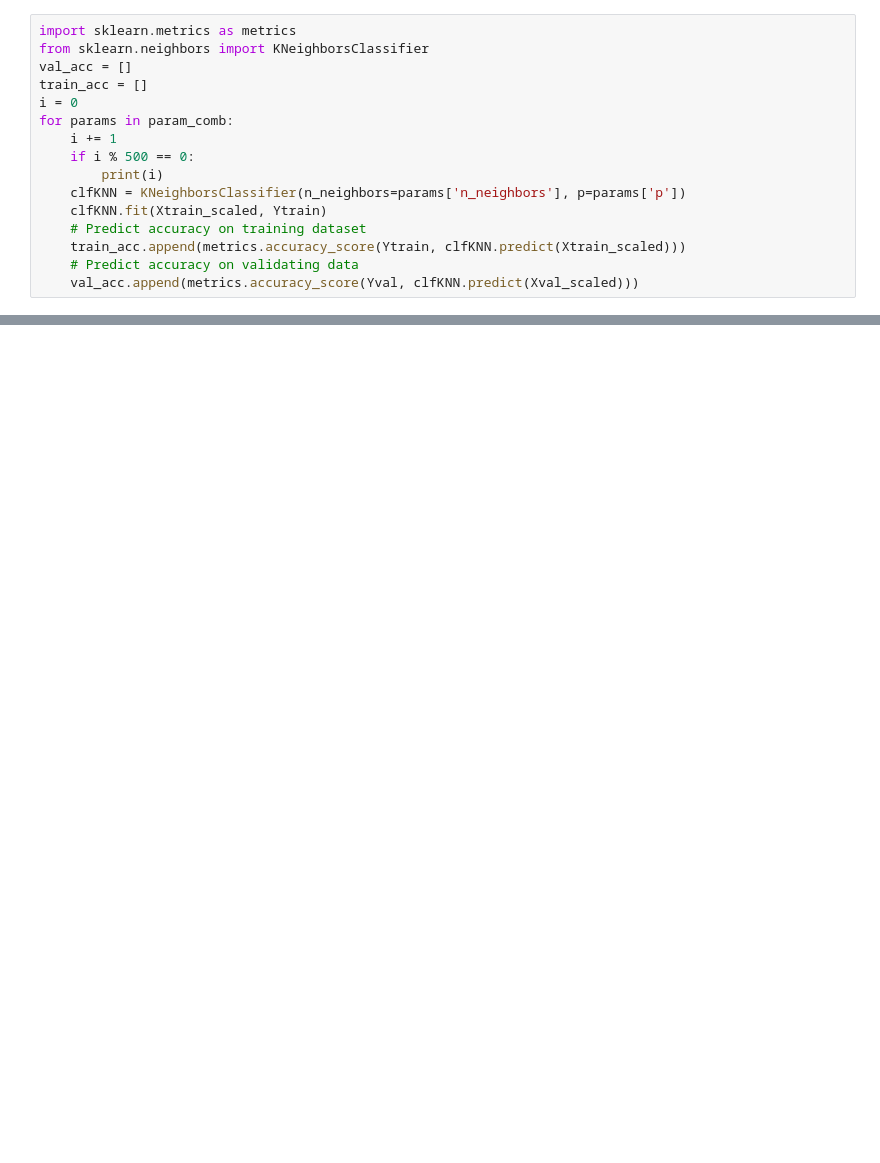
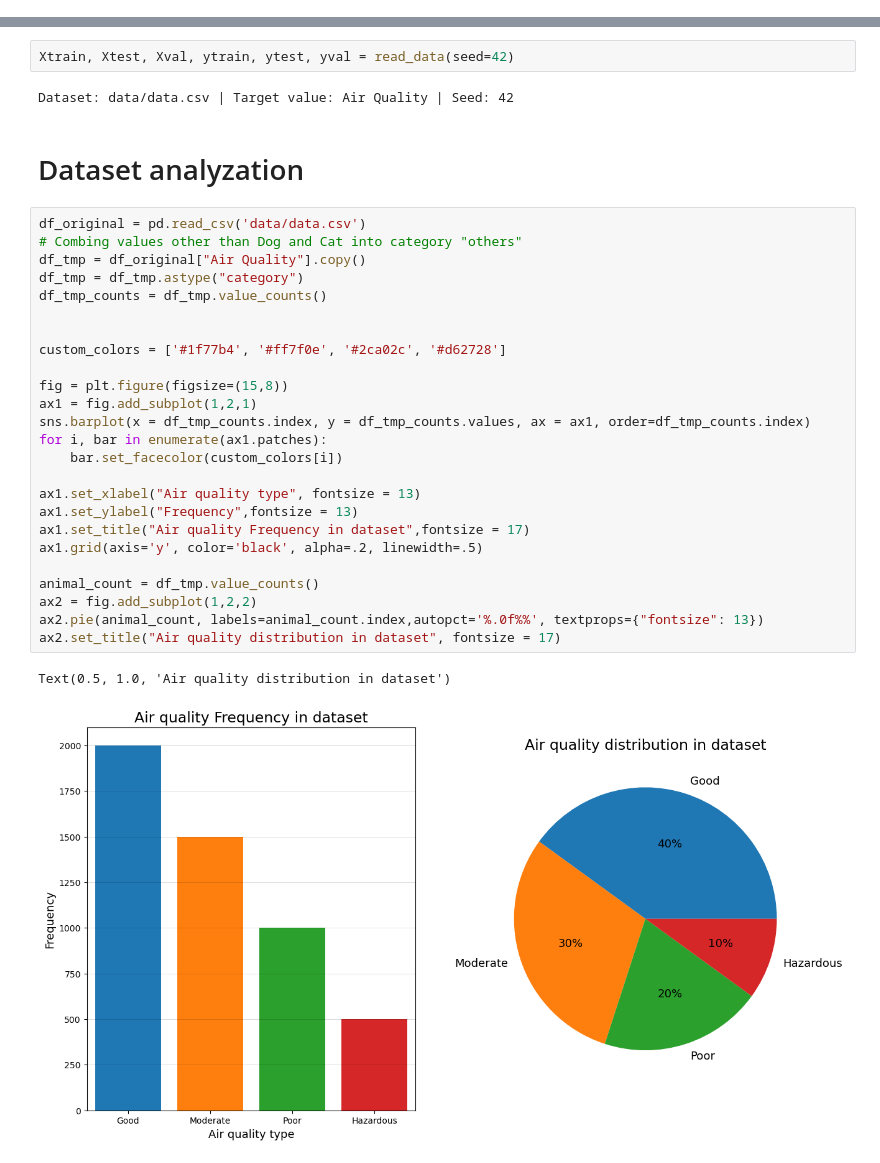
Before and after one commit to Ondralol/k-nearest-neighbours-article, a Jupyter notebook: main.ipynb, the cells around one changed output, grey strips where cells are left out. Saved outputs shown, nothing was run; the diff lists cells and outputs as text; blank space fills up the shorter version.

```diff
--- a/main.ipynb
+++ b/main.ipynb
@@ -97,16 +0,0 @@ Xval_scaled = pd.DataFrame(scaler.transform(Xval), index=Xval.index, columns=Xva
-# %%
-import sklearn.metrics as metrics
-from sklearn.neighbors import KNeighborsClassifier
-val_acc = []
-train_acc = []
-i = 0
-for params in param_comb:
-    i += 1
-    if i % 500 == 0:
-        print(i)
-    clfKNN = KNeighborsClassifier(n_neighbors=params['n_neighbors'], p=params['p'])
-    clfKNN.fit(Xtrain_scaled, Ytrain)
-    # Predict accuracy on training dataset
-    train_acc.append(metrics.accuracy_score(Ytrain, clfKNN.predict(Xtrain_scaled)))
-    # Predict accuracy on validating data
-    val_acc.append(metrics.accuracy_score(Yval, clfKNN.predict(Xval_scaled)))
@@ -178,0 +108,34 @@ flowchart LR
+# %%
+Xtrain, Xtest, Xval, ytrain, ytest, yval = read_data(seed=42)
+# %% [output]
+Dataset: data/data.csv | Target value: Air Quality | Seed: 42
+# %% [markdown]
+# Dataset analyzation
+# %%
+df_original = pd.read_csv('data/data.csv')
+# Combing values other than Dog and Cat into category "others"
+df_tmp = df_original["Air Quality"].copy()
+df_tmp = df_tmp.astype("category")
+df_tmp_counts = df_tmp.value_counts()
+
+
+custom_colors = ['#1f77b4', '#ff7f0e', '#2ca02c', '#d62728']
+
+fig = plt.figure(figsize=(15,8))
+ax1 = fig.add_subplot(1,2,1)
+sns.barplot(x = df_tmp_counts.index, y = df_tmp_counts.values, ax = ax1, order=df_tmp_counts.index)
+for i, bar in enumerate(ax1.patches):
+    bar.set_facecolor(custom_colors[i])
+
+ax1.set_xlabel("Air quality type", fontsize = 13)
+ax1.set_ylabel("Frequency",fontsize = 13)
+ax1.set_title("Air quality Frequency in dataset",fontsize = 17)
+ax1.grid(axis='y', color='black', alpha=.2, linewidth=.5)
+
+animal_count = df_tmp.value_counts()
+ax2 = fig.add_subplot(1,2,2)
+ax2.pie(animal_count, labels=animal_count.index,autopct='%.0f%%', textprops={"fontsize": 13})
+ax2.set_title("Air quality distribution in dataset", fontsize = 17)
+# %% [output]
+Text(0.5, 1.0, 'Air quality distribution in dataset')
+[figure, added]
```
Also changed, not shown: parts of 40 cells of this notebook, 36 other files.
